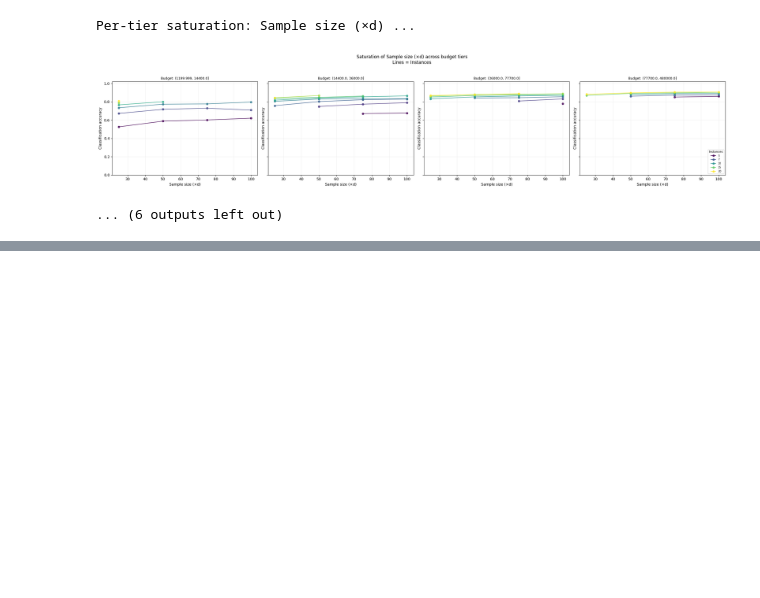
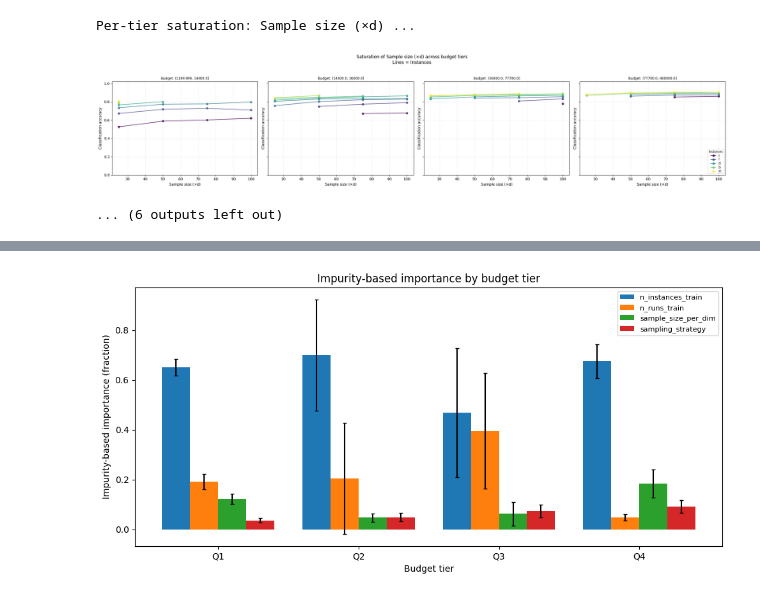
Before and after one commit to kaijenlee/MSc-Thesis-Problem-Embedding-Transfer-Learning, a Jupyter notebook: sampling_sensitivty/plots/classification/ela_table_subsample_dim2.ipynb, the cells around one changed output, grey strips where cells are left out. Cells and saved outputs as stored; diff of their text form; code cells hidden in the pictures; blank space fills up the shorter version.

```diff
--- a/sampling_sensitivty/plots/classification/ela_table_subsample_dim2.ipynb
+++ b/sampling_sensitivty/plots/classification/ela_table_subsample_dim2.ipynb
@@ -154,0 +242,5 @@ Per-tier saturation: Sample size (×d) ...
+# %%
+plot_importance_bars(results_imp)
+plt.show()
+# %% [output]
+[figure, added]
```
Also changed, not shown: parts of 16 cells of this notebook, 6 other files.
